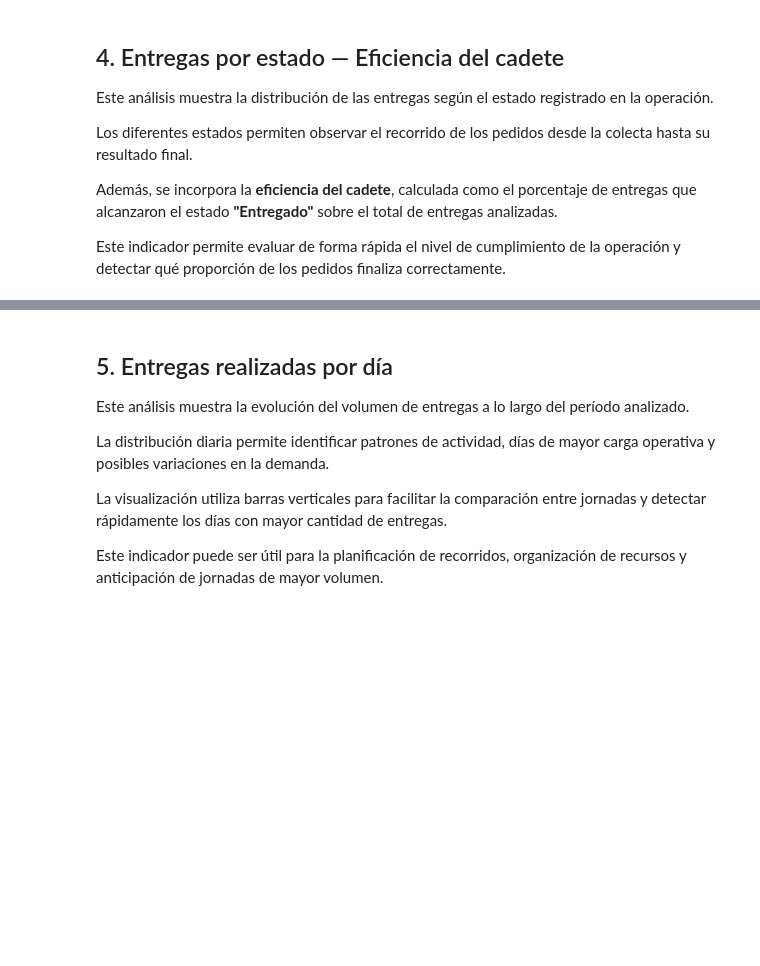
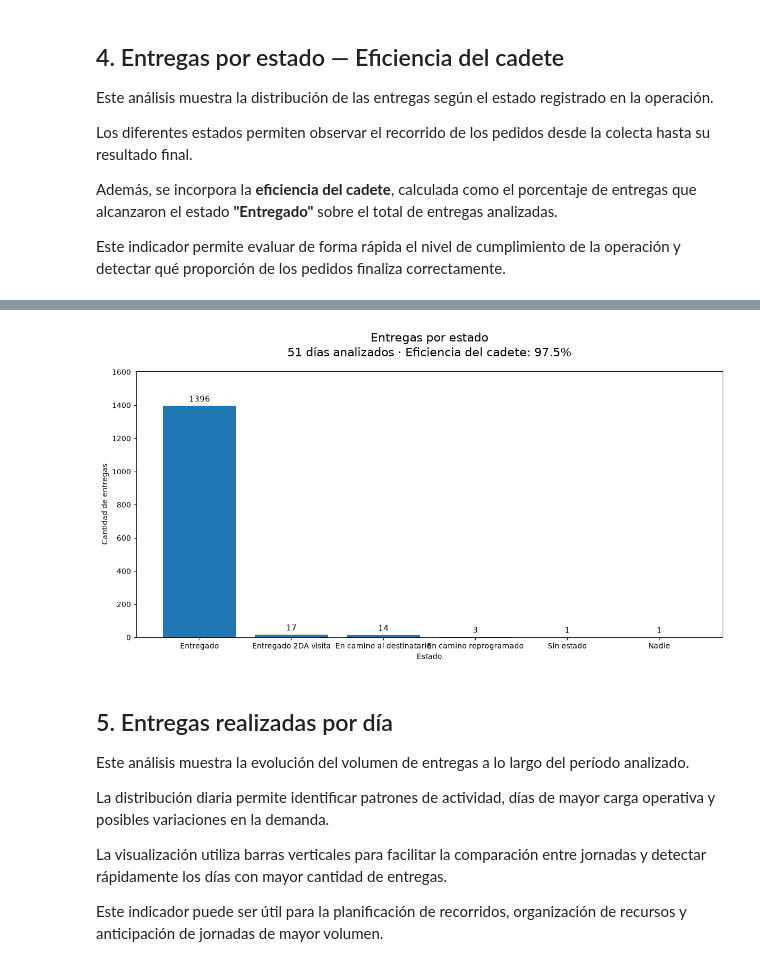
Before and after one commit to SebaFranMedina/WYNFLEX-Pipeline-Batch-Incremental-e-Idempotente-Excel-Visualizaciones-de-KPIs-reales.-, a Jupyter notebook: notebooks/01_wynflex_analytics.ipynb, the cells around one changed output, grey strips where cells are left out. Drawn from its saved outputs; the diff is of its cells as text; code cells hidden in the pictures; blank space fills up the shorter version.

Commit message:
docs: add analytics visualizations

```diff
--- a/notebooks/01_wynflex_analytics.ipynb
+++ b/notebooks/01_wynflex_analytics.ipynb
@@ -11,7 +11,7 @@ import sys
 from pathlib import Path
 
 import pandas as pd
-import plotly.express as px
+import matplotlib.pyplot as plt
 from sqlalchemy import create_engine
 
 
@@ -40,6 +40,12 @@ engine = create_engine(
     pool_pre_ping=True,
 )
 
+
+# Carpeta para guardar las visualizaciones
+OUTPUT_DIR = PROJECT_ROOT / "outputs" / "visualizaciones"
+OUTPUT_DIR.mkdir(parents=True, exist_ok=True)
+
+
 print("Entorno listo")
 # %% [output]
 Entorno listo
@@ -700,7 +712,24 @@ Además, se incorpora la **eficiencia del cadete**, calculada como el porcentaje
 
 Este indicador permite evaluar de forma rápida el nivel de cumplimiento de la operación y detectar qué proporción de los pedidos finaliza correctamente.
 # %%
-df_status = get_deliveries_by_status()
+# ============================================================
+# ENTREGAS POR ESTADO
+# ============================================================
+
+df_status = get_deliveries_by_status().copy()
+
+# Limpiar estados para que Matplotlib pueda graficarlos
+df_status["estado"] = (
+    df_status["estado"]
+    .fillna("Sin estado")
+    .astype(str)
+    .str.strip()
+)
+
+df_status["total_entregas"] = pd.to_numeric(
+    df_status["total_entregas"],
+    errors="coerce"
+).fillna(0)
 
 total_entregas = df_status["total_entregas"].sum()
 
@@ -713,31 +742,53 @@ eficiencia = (
     entregadas / total_entregas * 100
 ).round(1)
 
-fig = px.bar(
-    df_status,
-    x="estado",
-    y="total_entregas",
-    text="total_entregas",
-    title=(
-        f"Entregas por estado"
-        f"<br><sup>{dias_analizados} días analizados · "
-        f"Eficiencia del cadete: {eficiencia:.1f}%</sup>"
-    ),
-    labels={
-        "estado": "Estado",
-        "total_entregas": "Cantidad de entregas",
-    },
+
+# ============================================================
+# GRÁFICO
+# ============================================================
+
+fig, ax = plt.subplots(figsize=(12, 6.5))
+
+bars = ax.bar(
+    df_status["estado"],
+    df_status["total_entregas"]
 )
 
-fig.update_traces(
-    textposition="outside"
+# Valores sobre las barras
+ax.bar_label(
+    bars,
+    padding=3,
+    fontsize=11
 )
 
-fig.update_layout(
-    width=1200,
-    height=650,
-    xaxis_title="Estado",
-    yaxis_title="Cantidad de entregas",
+ax.set_title(
+    f"Entregas por estado\n"
+    f"{dias_analizados} días analizados · "
+    f"Eficiencia del cadete: {eficiencia:.1f}%",
+    fontsize=16,
+    pad=20
 )
 
-fig.show()
+ax.set_xlabel("Estado")
+ax.set_ylabel("Cantidad de entregas")
+
+ax.set_ylim(
+    0,
+    df_status["total_entregas"].max() * 1.15
+)
+
+plt.tight_layout()
+
+# Guardar PNG
+ruta = OUTPUT_DIR / "01_entregas_por_estado.png"
+
+fig.savefig(
+    ruta,
+    dpi=150,
+    bbox_inches="tight"
+)
+
+print(f"Gráfico guardado en: {ruta}")
+
+plt.show()
+# %% [output]
@@ -744,3 +796,4 @@ fig.show()
+[figure, added]
 # %% [markdown]
 ## 5. Entregas realizadas por día
 
```
Also changed, not shown: parts of 6 cells of this notebook, 7 other files.
